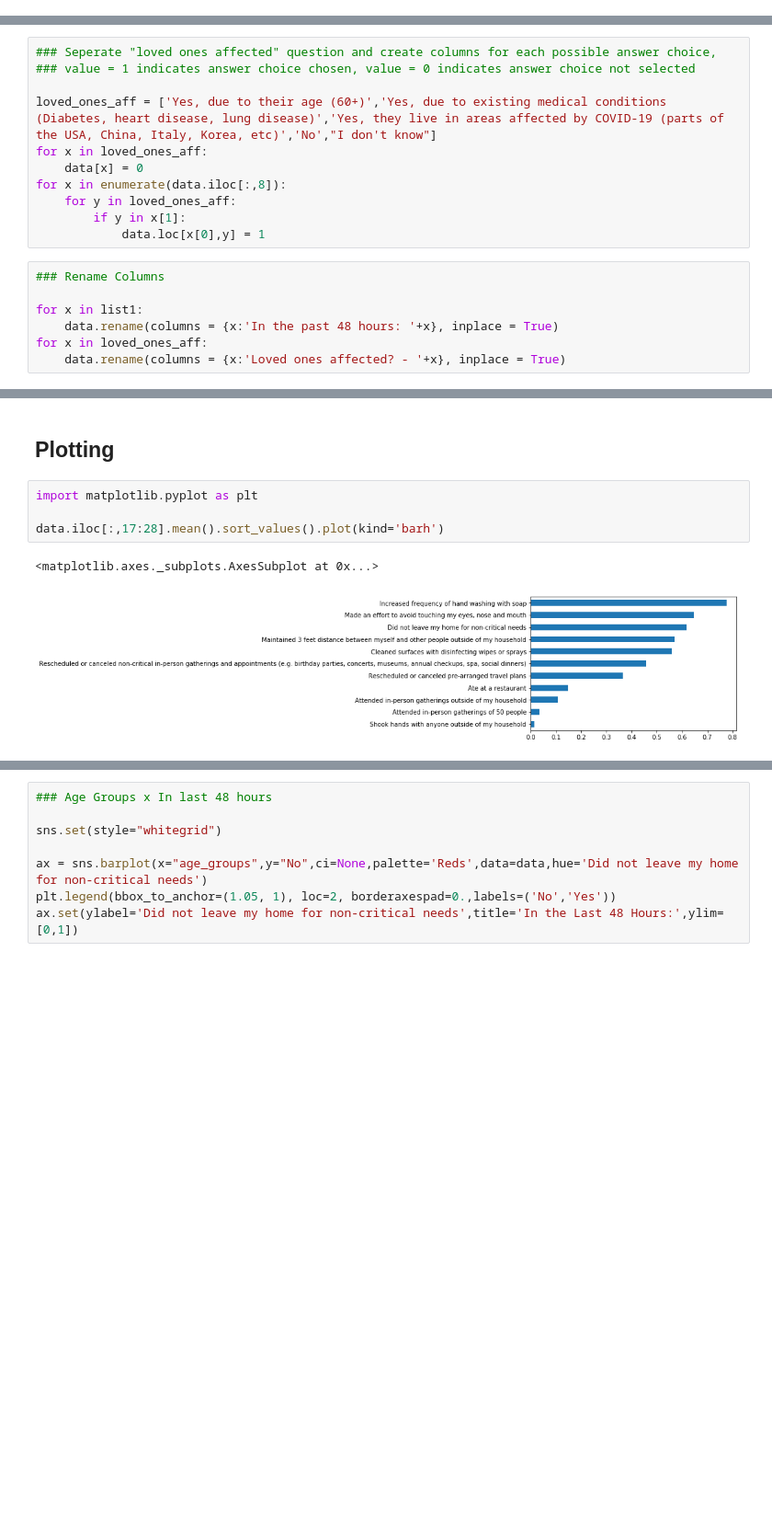
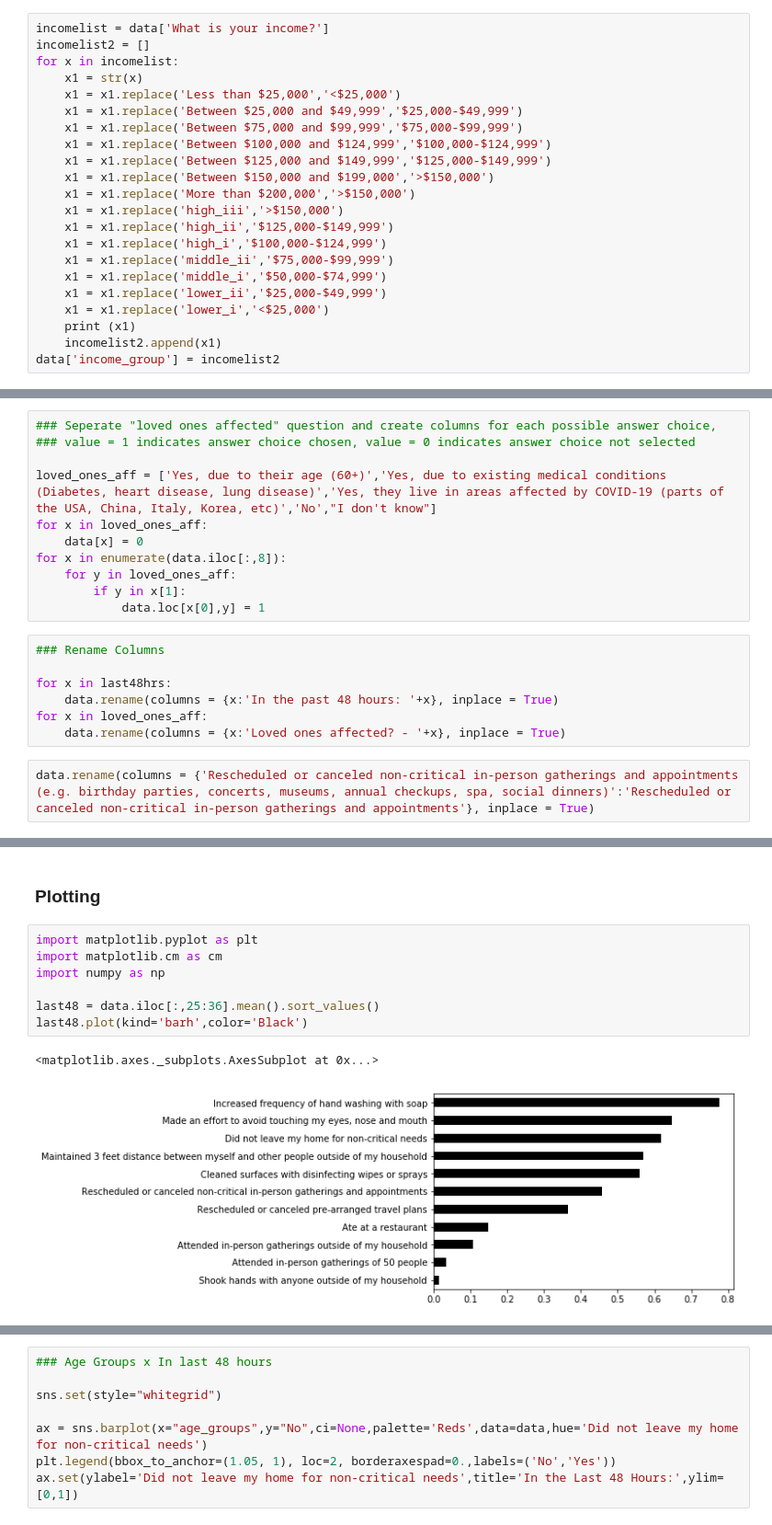
Before and after one commit to kunalgorithm/surveycovid19, a Jupyter notebook: src/Coronavirus.ipynb, the cells around one changed output, grey strips where cells are left out. Shown: that part at 92% size. Cells and saved outputs as stored; diff of their text form; blank space fills up the shorter version.

```diff
--- a/src/Coronavirus.ipynb
+++ b/src/Coronavirus.ipynb
@@ -139,4 +141,26 @@ data['What is your income?2'] = data['What is your income?2'].str.replace('high_
 '''
+# %%
+incomelist = data['What is your income?']
+incomelist2 = []
+for x in incomelist:
+    x1 = str(x)
+    x1 = x1.replace('Less than $25,000','<$25,000')
+    x1 = x1.replace('Between $25,000 and $49,999','$25,000-$49,999')
+    x1 = x1.replace('Between $75,000 and $99,999','$75,000-$99,999')
+    x1 = x1.replace('Between $100,000 and $124,999','$100,000-$124,999')
+    x1 = x1.replace('Between $125,000 and $149,999','$125,000-$149,999')
+    x1 = x1.replace('Between $150,000 and $199,000','>$150,000')
+    x1 = x1.replace('More than $200,000','>$150,000')
+    x1 = x1.replace('high_iii','>$150,000')
+    x1 = x1.replace('high_ii','$125,000-$149,999')
+    x1 = x1.replace('high_i','$100,000-$124,999')
+    x1 = x1.replace('middle_ii','$75,000-$99,999')
+    x1 = x1.replace('middle_i','$50,000-$74,999')
+    x1 = x1.replace('lower_ii','$25,000-$49,999')
+    x1 = x1.replace('lower_i','<$25,000')
+    print (x1)
+    incomelist2.append(x1)
+data['income_group'] = incomelist2
 # %%
 ### Seperate "last 48 hours" question and create columns for each possible answer choice,
 ### value = 1 indicates answer choice chosen, value = 0 indicates answer choice not selected
@@ -165,9 +189,11 @@ for x in enumerate(data.iloc[:,8]):
 # %%
 ### Rename Columns
 
-for x in list1:
+for x in last48hrs:
     data.rename(columns = {x:'In the past 48 hours: '+x}, inplace = True)
 for x in loved_ones_aff:
     data.rename(columns = {x:'Loved ones affected? - '+x}, inplace = True)
+# %%
+data.rename(columns = {'Rescheduled or canceled non-critical in-person gatherings and appointments (e.g. birthday parties, concerts, museums, annual checkups, spa, social dinners)':'Rescheduled or canceled non-critical in-person gatherings and appointments'}, inplace = True)
 # %%
 data.groupby('How are you doing financially today, compared to a year ago?')['Not Employed'].sum()
@@ -182,9 +200,12 @@ Name: Not Employed, dtype: int64
 # %% [markdown]
-## Plotting
+### Plotting
 # %%
 import matplotlib.pyplot as plt
+import matplotlib.cm as cm
+import numpy as np
 
-data.iloc[:,17:28].mean().sort_values().plot(kind='barh')
+last48 = data.iloc[:,25:36].mean().sort_values()
+last48.plot(kind='barh',color='Black')
 # %% [output]
 <matplotlib.axes._subplots.AxesSubplot at 0x...>
-[figure, old version]
+[figure, new version]
```
Also changed, not shown: parts of 8 cells of this notebook, 16 other files.
